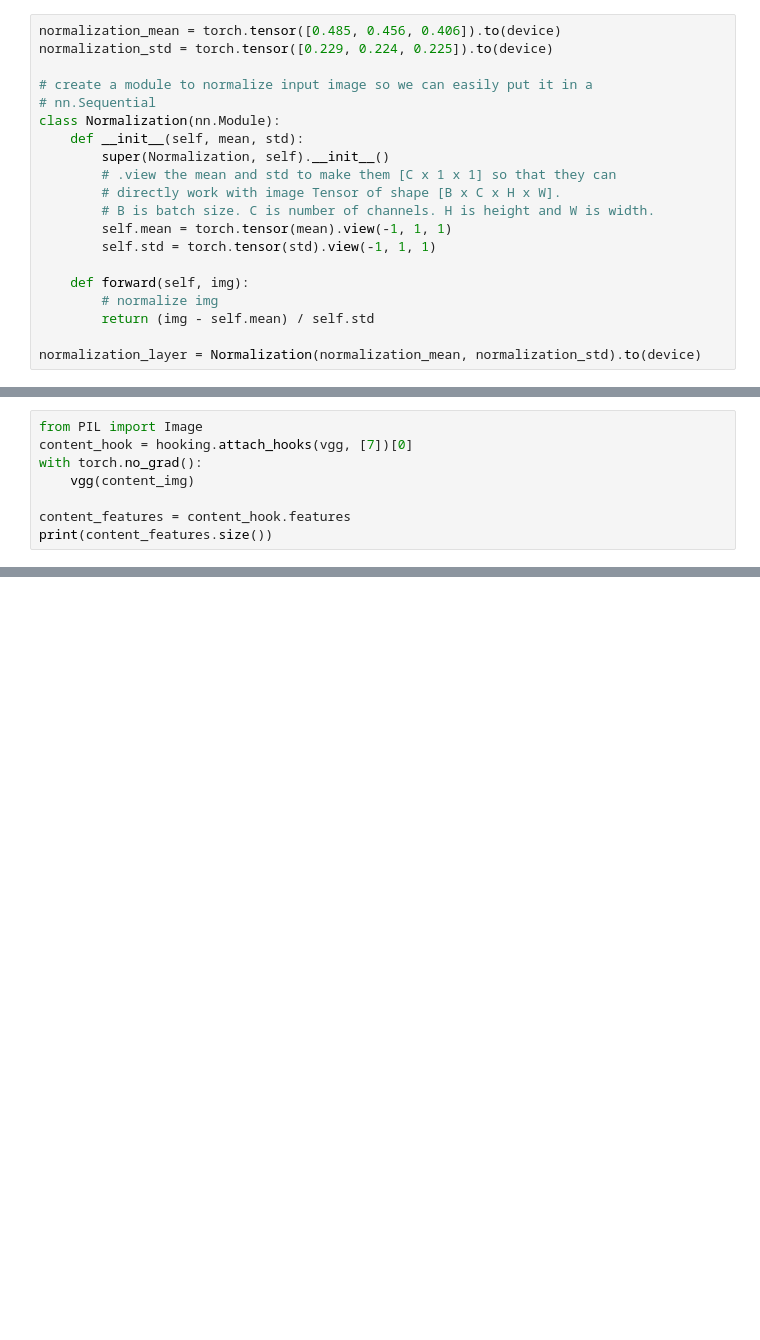
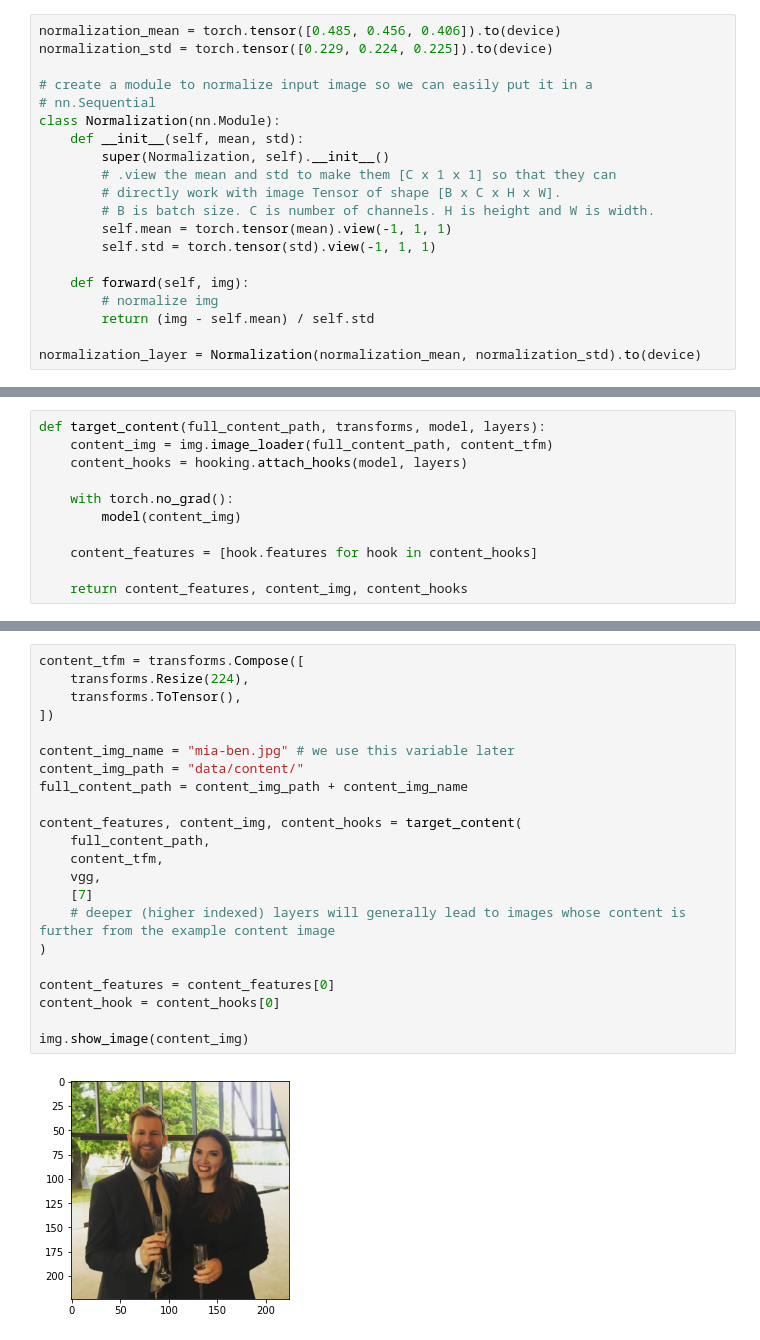
Before and after one commit to Lewington-pitsos/neural_synthesis, a Jupyter notebook: transfer.ipynb, the cells around one changed output, grey strips where cells are left out. Saved outputs shown, nothing was run; the diff lists cells and outputs as text; blank space fills up the shorter version.

Commit message:
target stats acquired easier

```diff
--- a/transfer.ipynb
+++ b/transfer.ipynb
@@ -154,8 +49,0 @@ img.show_image(content_img)
-# %%
-from PIL import Image
-content_hook = hooking.attach_hooks(vgg, [7])[0]
-with torch.no_grad():
-    vgg(content_img)
-
-content_features = content_hook.features
-print(content_features.size())
@@ -355,0 +125,11 @@ stylesketch.jpg-contentduterte-4.jpeg-size224-blur5-scale10000000-lr0.1-max_leve
+# %%
+def target_content(full_content_path, transforms, model, layers):
+    content_img = img.image_loader(full_content_path, content_tfm)
+    content_hooks = hooking.attach_hooks(model, layers)
+
+    with torch.no_grad():
+        model(content_img)
+
+    content_features = [hook.features for hook in content_hooks]
+
+    return content_features, content_img, content_hooks
@@ -355,0 +295,24 @@ stylesketch.jpg-contentduterte-4.jpeg-size224-blur5-scale10000000-lr0.1-max_leve
+# %%
+content_tfm = transforms.Compose([
+    transforms.Resize(224),
+    transforms.ToTensor(),
+])
+
+content_img_name = "mia-ben.jpg" # we use this variable later
+content_img_path = "data/content/"
+full_content_path = content_img_path + content_img_name
+
+content_features, content_img, content_hooks = target_content(
+    full_content_path,
+    content_tfm,
+    vgg,
+    [7]
+    # deeper (higher indexed) layers will generally lead to images whose content is further from the example content image
+)
+
+content_features = content_features[0]
+content_hook = content_hooks[0]
+
+img.show_image(content_img)
+# %% [output]
+[figure, added]
```
Also changed, not shown: parts of 44 cells of this notebook, 3 other files.
